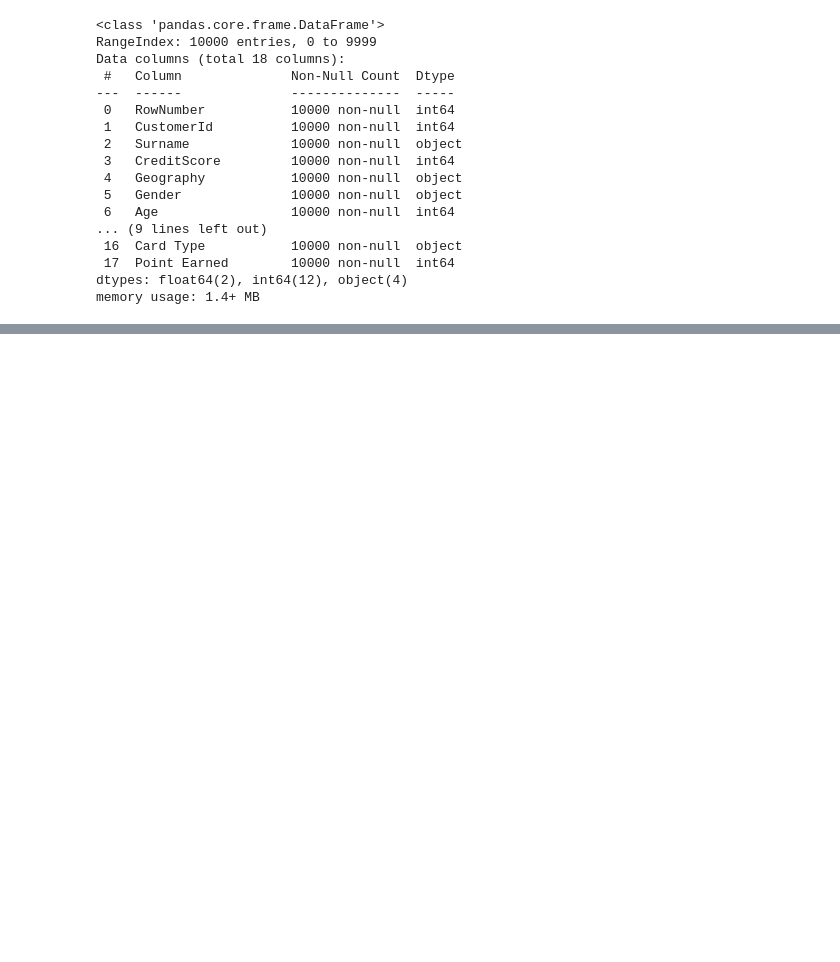
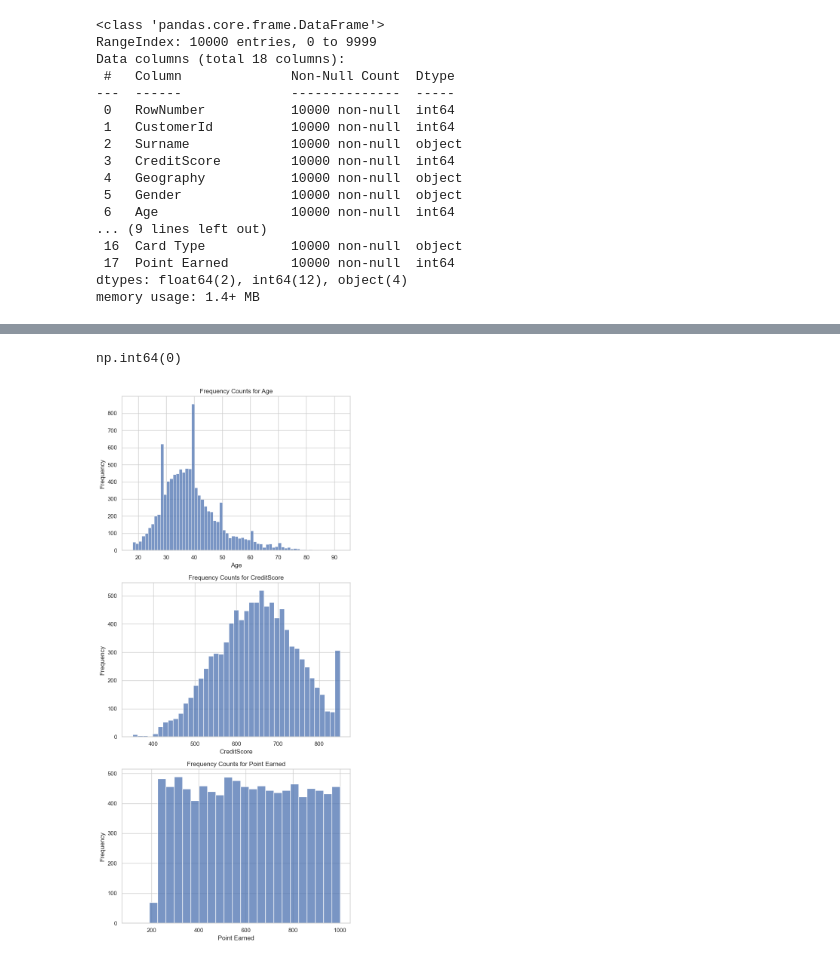
Before and after one commit to etimexo/Bank_customer_churn_predict, a Jupyter notebook: notebooks/book_1.ipynb, the cells around one changed output, grey strips where cells are left out. Saved outputs shown, nothing was run; the diff lists cells and outputs as text; code cells hidden in the pictures; blank space fills up the shorter version.

```diff
--- a/notebooks/book_1.ipynb
+++ b/notebooks/book_1.ipynb
@@ -36,0 +73,35 @@ memory usage: 1.4+ MB
+# %%
+df.duplicated().sum()
+# %% [output]
+np.int64(0)
+# %%
+# Set the style of the visualization
+sns.set(style="whitegrid")
+# %%
+def visualize_numerical_frequency_counts(df):
+    # Select only specified numerical columns
+    numerical_columns = ["Age", "CreditScore", "Point Earned"]
+
+    # Number of plots
+    num_plots = len(numerical_columns)
+
+    # Set the style of the visualization
+    sns.set(style="whitegrid")
+
+    # Create a figure with subplots
+    fig, axes = plt.subplots(num_plots, 1, figsize=(7, num_plots * 5))
+
+    if num_plots == 1:
+        axes = [axes]
+
+    for i, col in enumerate(numerical_columns):
+        sns.histplot(df[col], kde=False, ax=axes[i])
+        axes[i].set_title(f'Frequency Counts for {col}')
+        axes[i].set_xlabel(col)
+        axes[i].set_ylabel('Frequency')
+
+    plt.tight_layout()
+    plt.show()
+visualize_numerical_frequency_counts(df)
+# %% [output]
+[figure, added]
```
Also changed, not shown: parts of 6 cells of this notebook.
